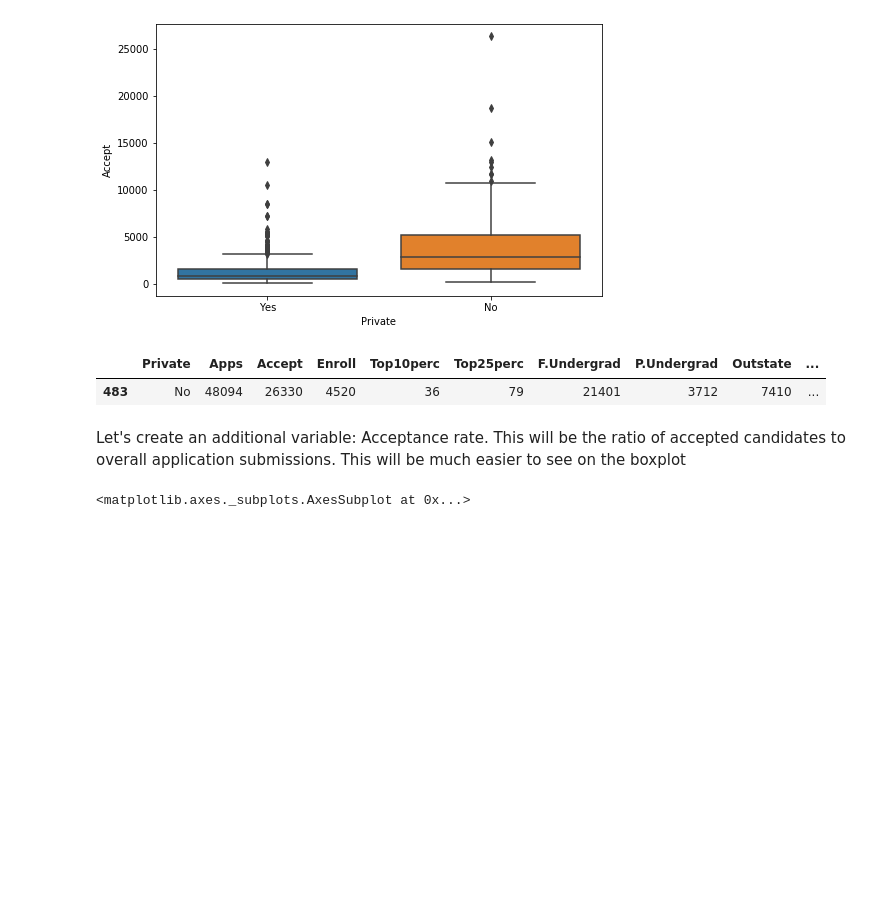
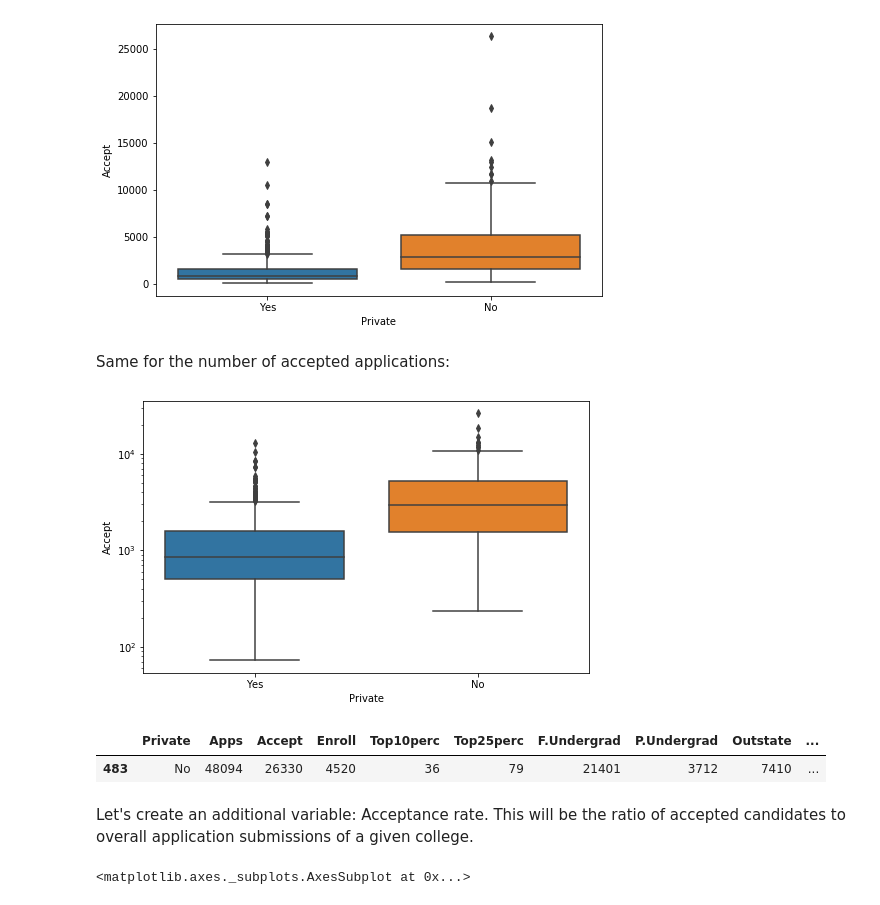
Before and after one commit to JanuszPXYZ/ISLR-Python, a Jupyter notebook: Chapter 2 - Statistical Learning - Applied Exercises.ipynb, the cells around one changed output. Cells and saved outputs as stored; diff of their text form; code cells hidden in the pictures; blank space fills up the shorter version.

```diff
--- a/Chapter 2 - Statistical Learning - Applied Exercises.ipynb
+++ b/Chapter 2 - Statistical Learning - Applied Exercises.ipynb
@@ -123,13 +136,21 @@ sns.boxplot(college['Private'], college['Accept'])
 # %% [output]
 <matplotlib.axes._subplots.AxesSubplot at 0x...>
 [figure]
+# %% [markdown]
+Same for the number of accepted applications:
+# %%
+plt.figure(figsize=(8,5))
+sns.boxplot(college['Private'], college['Accept'])
+plt.yscale('log')
+# %% [output]
+[figure, added]
 # %%
 college[college['Apps'] > 40000]
 # %% [output]
 |  | Private | Apps | Accept | Enroll | Top10perc | Top25perc | F.Undergrad | P.Undergrad | Outstate | ... |
 | 483 | No | 48094 | 26330 | 4520 | 36 | 79 | 21401 | 3712 | 7410 | ... |
 # %% [markdown]
-Let's create an additional variable: Acceptance rate. This will be the ratio of accepted candidates to overall application submissions. This will be much easier to see on the boxplot
+Let's create an additional variable: Acceptance rate. This will be the ratio of accepted candidates to overall application submissions of a given college.
 # %%
 college2['Acceptance.Rate'] = college2['Accept'] / college2['Apps']
 # %%
```
Also changed, not shown: parts of 26 cells of this notebook.
